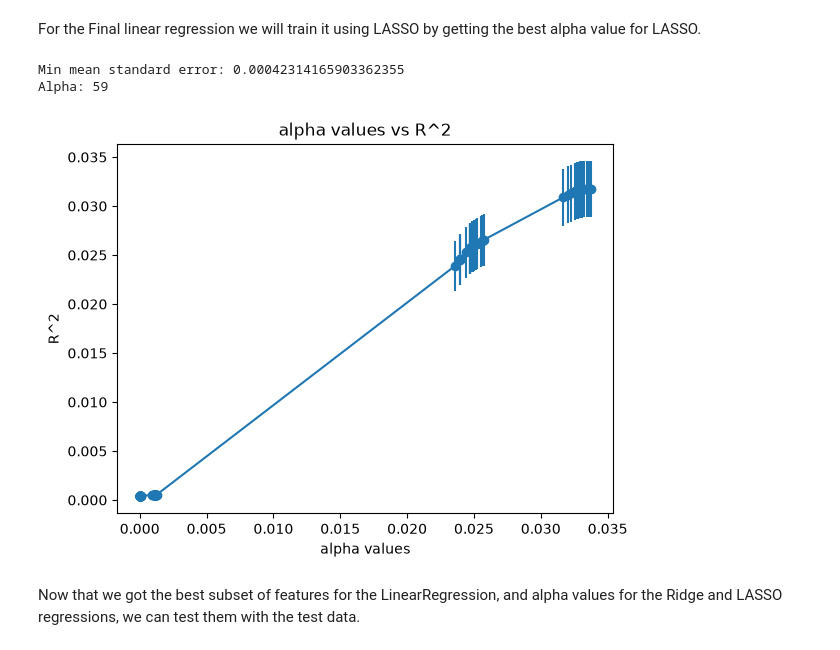
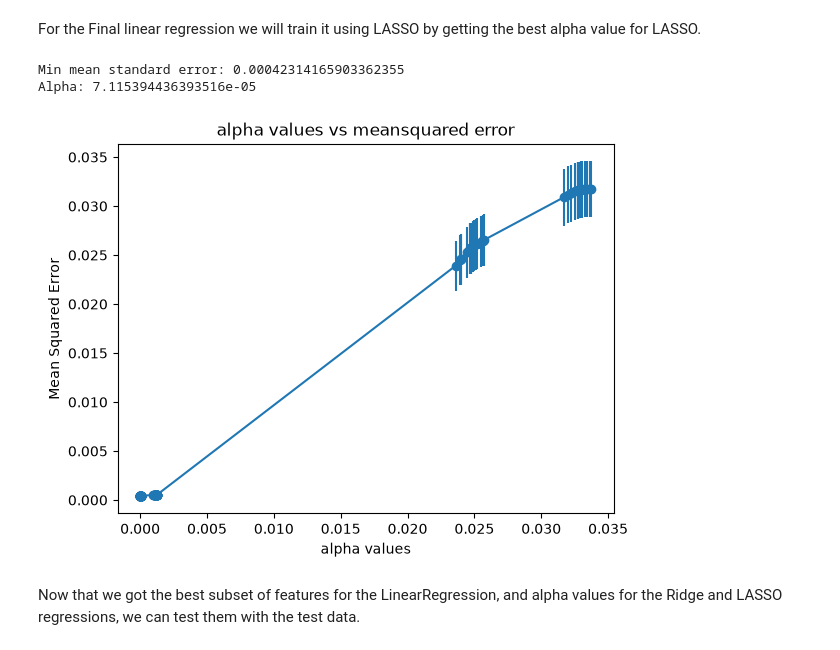
Before and after one commit to Prime47x/graph-crossings-prediction, a Jupyter notebook: notebook/graph_crossing_analysis.ipynb, the cells around one changed output. Saved outputs shown, nothing was run; the diff lists cells and outputs as text; code cells hidden in the pictures.

Commit message:
Fixed LASSO alpha

```diff
--- a/notebook/graph_crossing_analysis.ipynb
+++ b/notebook/graph_crossing_analysis.ipynb
@@ -504,33 +504,35 @@ For the Final linear regression we will train it using LASSO by getting the best
 # %%
 lasso_cv_train = linear_model.LassoLarsCV(cv=20)
 lasso_cv_train.fit(phase6_train_X, phase6_train_Y)
 a_values = lasso_cv_train.cv_alphas_
 mean_squared_values = lasso_cv_train.mse_path_
 y_scatter = []
 yerr_scatter = []
 
-min_a_lasso = 0
-min_mean = 2
-for a in range(a_values.size):
-  mean = np.mean(mean_squared_values[a])
-  std_err = np.std(mean_squared_values[a])/np.sqrt(20)
-  y_scatter.append(mean)
-  yerr_scatter.append(std_err)
-  if(mean < min_mean):
-    min_mean = mean
-    min_a_lasso = a
+min_mean_error = np.inf
+best_alpha = None
+for i in range(a_values.size):
+    mean_error = np.mean(mean_squared_values[i])
+    std_err = np.std(mean_squared_values[i]) / np.sqrt(20)
 
-plt.title("alpha values vs R^2")
+    y_scatter.append(mean_error)
+    yerr_scatter.append(std_err)
+
+    if mean_error < min_mean_error:
+        min_mean_error = mean_error
+        best_alpha = a_values[i]
+
+plt.title("alpha values vs meansquared error")
 plt.xlabel("alpha values")
-plt.ylabel("R^2")
+plt.ylabel("Mean Squared Error")
 plt.scatter(a_values, y_scatter)
 plt.errorbar(a_values, y_scatter, yerr=yerr_scatter, xerr=0)
-print("Min mean standard error:", min_mean)
-print("Alpha:", min_a_lasso)
+print("Min mean standard error:", min_mean_error)
+print("Alpha:", best_alpha)
 # %% [output]
 Min mean standard error: 0.00042314165903362355
-Alpha: 59
+Alpha: 7.115394436393516e-05
-[figure, old version]
+[figure, new version]
 # %% [markdown]
 Now that we got the best subset of features for the LinearRegression, and alpha values for the Ridge and LASSO regressions, we can test them with the test data.
 # %% [markdown]
```
Also changed, not shown: parts of 5 cells of this notebook.
